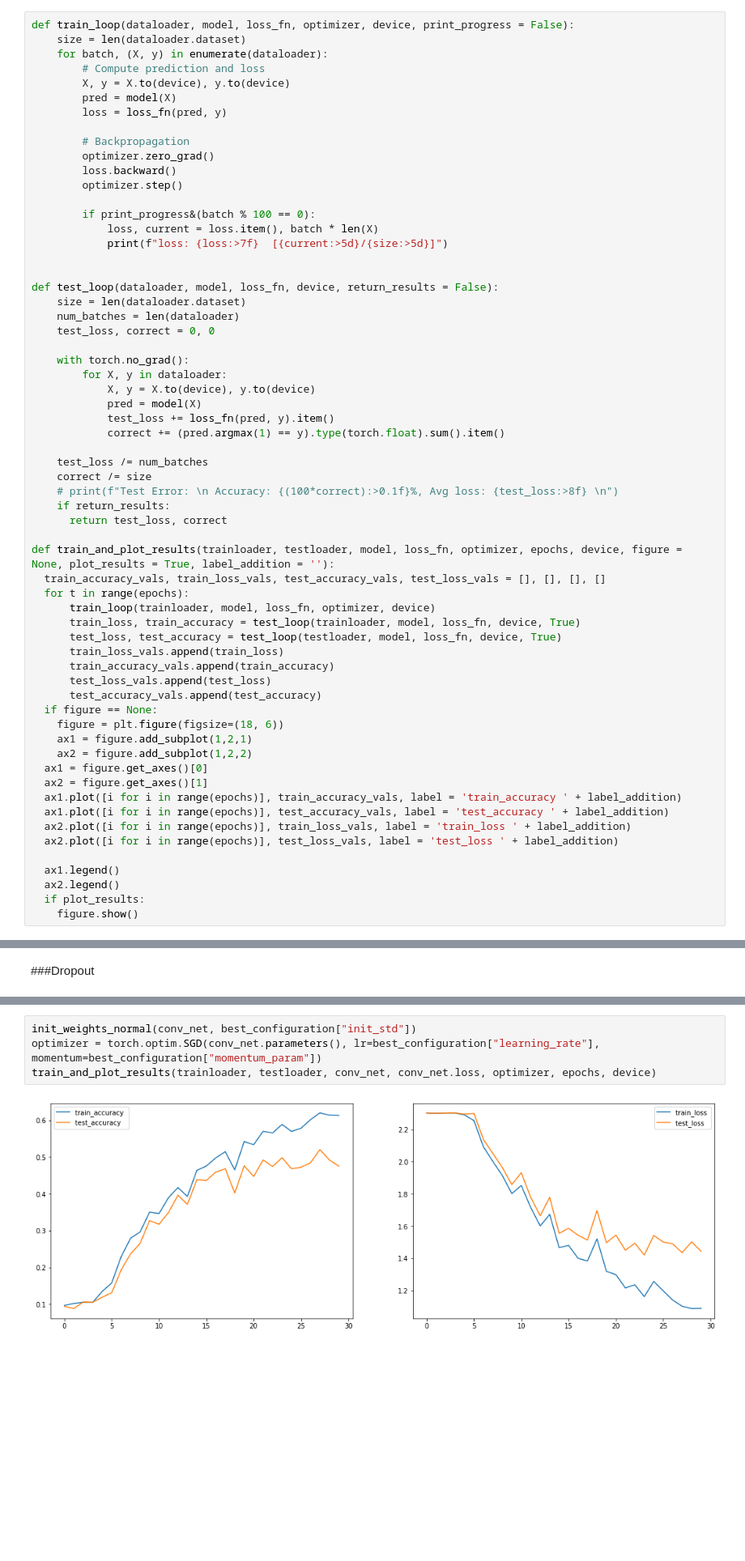
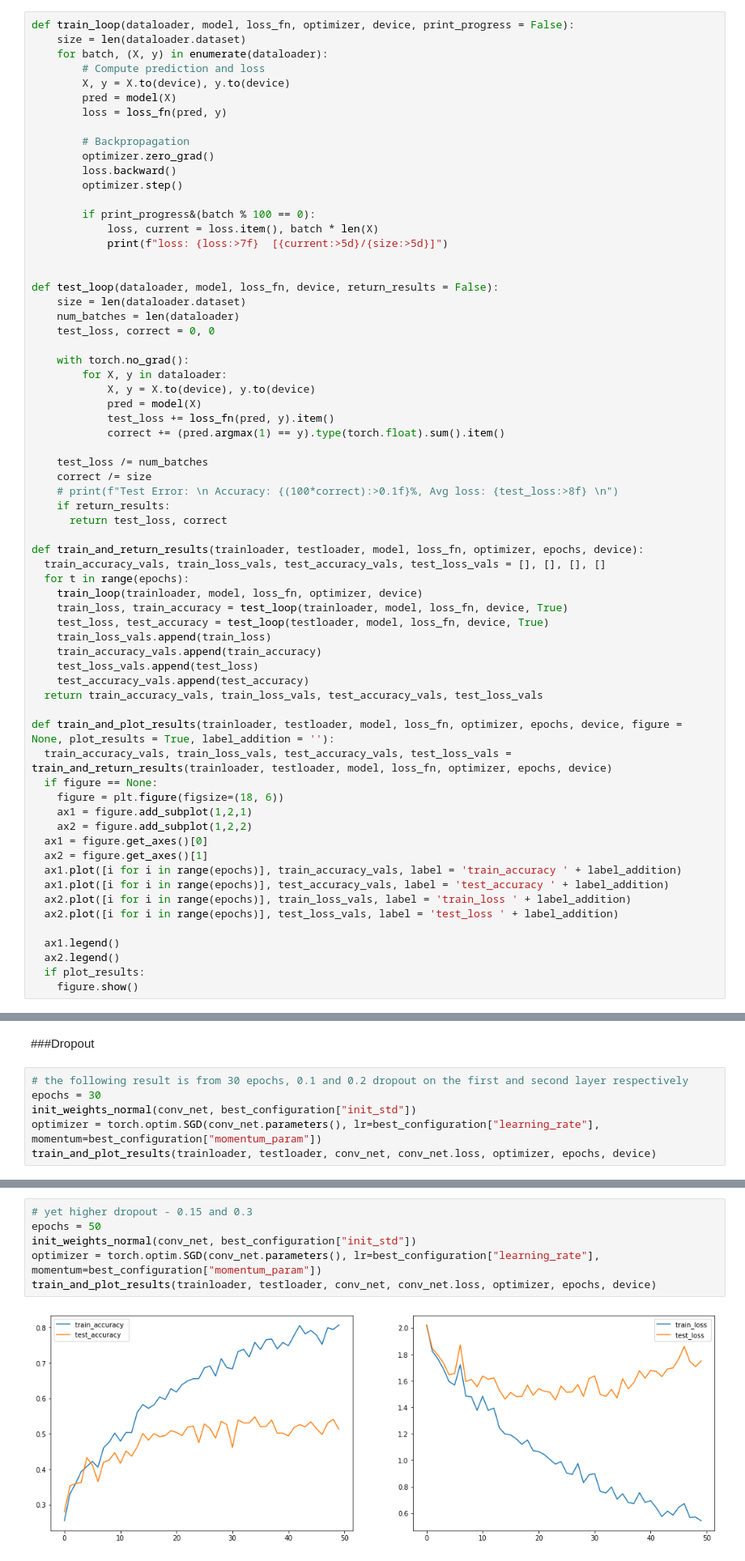
Before and after one commit to ItayShalit/Intro-to-Deep-Learning, a Jupyter notebook: Intro to DL - Assignment 1 - Part 3.ipynb, the cells around one changed output, grey strips where cells are left out. Shown at 81% size. Saved outputs shown, nothing was run; the diff lists cells and outputs as text; blank space fills up the shorter version.

```diff
--- a/Intro to DL - Assignment 1 - Part 3.ipynb
+++ b/Intro to DL - Assignment 1 - Part 3.ipynb
@@ -186,16 +186,20 @@ def test_loop(dataloader, model, loss_fn, device, return_results = False):
     if return_results:
       return test_loss, correct
 
-def train_and_plot_results(trainloader, testloader, model, loss_fn, optimizer, epochs, device, figure = None, plot_results = True, label_addition = ''):
+def train_and_return_results(trainloader, testloader, model, loss_fn, optimizer, epochs, device):
   train_accuracy_vals, train_loss_vals, test_accuracy_vals, test_loss_vals = [], [], [], []
   for t in range(epochs):
-      train_loop(trainloader, model, loss_fn, optimizer, device)
-      train_loss, train_accuracy = test_loop(trainloader, model, loss_fn, device, True)
-      test_loss, test_accuracy = test_loop(testloader, model, loss_fn, device, True)
-      train_loss_vals.append(train_loss)
-      train_accuracy_vals.append(train_accuracy)
-      test_loss_vals.append(test_loss)
-      test_accuracy_vals.append(test_accuracy)
+    train_loop(trainloader, model, loss_fn, optimizer, device)
+    train_loss, train_accuracy = test_loop(trainloader, model, loss_fn, device, True)
+    test_loss, test_accuracy = test_loop(testloader, model, loss_fn, device, True)
+    train_loss_vals.append(train_loss)
+    train_accuracy_vals.append(train_accuracy)
+    test_loss_vals.append(test_loss)
+    test_accuracy_vals.append(test_accuracy)
+  return train_accuracy_vals, train_loss_vals, test_accuracy_vals, test_loss_vals
+
+def train_and_plot_results(trainloader, testloader, model, loss_fn, optimizer, epochs, device, figure = None, plot_results = True, label_addition = ''):
+  train_accuracy_vals, train_loss_vals, test_accuracy_vals, test_loss_vals = train_and_return_results(trainloader, testloader, model, loss_fn, optimizer, epochs, device)
   if figure == None:
     figure = plt.figure(figsize=(18, 6))
     ax1 = figure.add_subplot(1,2,1)
@@ -527,3 +530,9 @@ train_and_plot_results(trainloader, testloader, conv_net, conv_net.loss, optimiz
 [figure]
 # %% [markdown]
 ###Dropout
+# %%
+# the following result is from 30 epochs, 0.1 and 0.2 dropout on the first and second layer respectively
+epochs = 30
+init_weights_normal(conv_net, best_configuration["init_std"])
+optimizer = torch.optim.SGD(conv_net.parameters(), lr=best_configuration["learning_rate"], momentum=best_configuration["momentum_param"])
+train_and_plot_results(trainloader, testloader, conv_net, conv_net.loss, optimizer, epochs, device)
@@ -530,6 +541,8 @@ train_and_plot_results(trainloader, testloader, conv_net, conv_net.loss, optimiz
 # %%
+# yet higher dropout - 0.15 and 0.3
+epochs = 50
 init_weights_normal(conv_net, best_configuration["init_std"])
 optimizer = torch.optim.SGD(conv_net.parameters(), lr=best_configuration["learning_rate"], momentum=best_configuration["momentum_param"])
 train_and_plot_results(trainloader, testloader, conv_net, conv_net.loss, optimizer, epochs, device)
 # %% [output]
-[figure, old version]
+[figure, new version]
```
Also changed, not shown: parts of 15 cells of this notebook, 2 other files.
